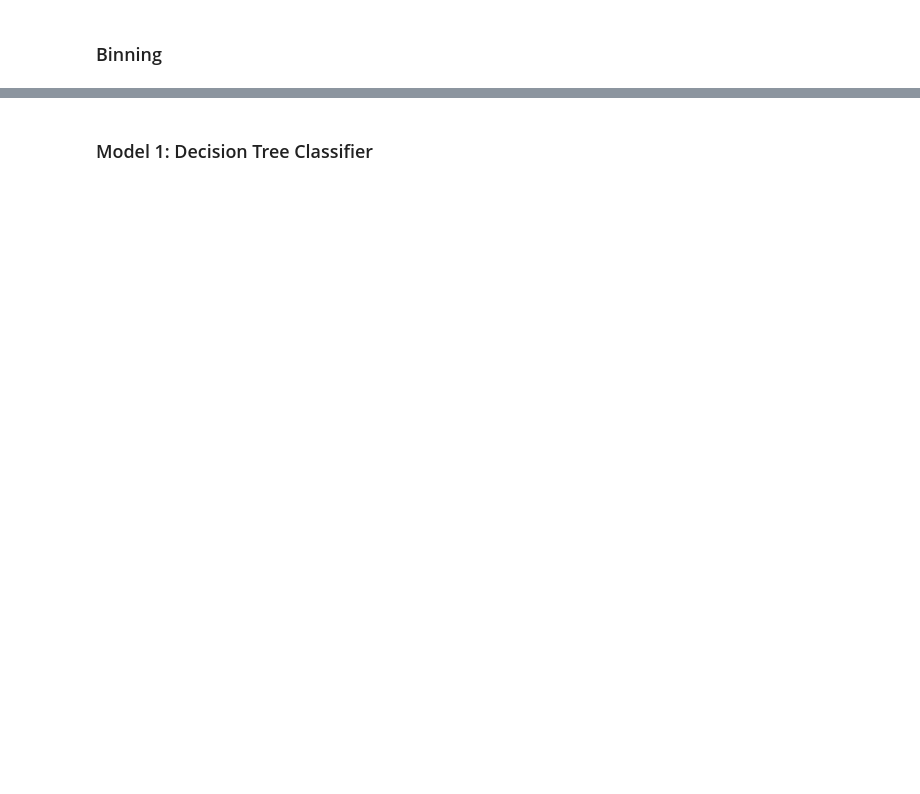
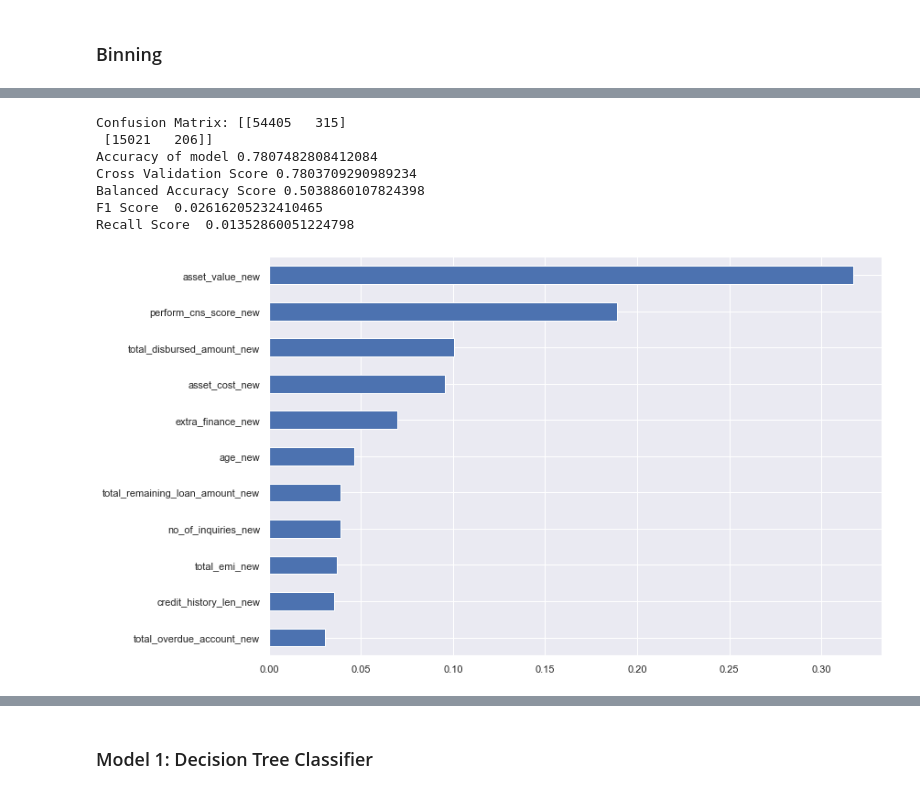
Before and after one commit to vklohiya/random-notebooks, a Jupyter notebook: IDS/EMI-Prediction.ipynb, the cells around one changed output, grey strips where cells are left out. Saved outputs shown, nothing was run; the diff lists cells and outputs as text; code cells hidden in the pictures; blank space fills up the shorter version.

```diff
--- a/IDS/EMI-Prediction.ipynb
+++ b/IDS/EMI-Prediction.ipynb
@@ -647,0 +668,12 @@ bin_df = bin_df.drop(columns, axis=1)
+# %%
+features_to_be_removed = ["delinquent_accts_in_last_six_months_new", "e_type_salaried", "e_type_self", "total_active_loan_accounts_new", "e_type_miss","No_History", "Very_Low", "Not_Scored", "Very_High","asset_cost_bins_2","asset_cost_bins_0","asset_cost_bins_1", "asset_cost_bins_3", "credit_history_len_bins_0", "credit_history_len_bins_1", "credit_history_len_bins_2", "perform_cnc_score_bins_0", "perform_cnc_score_bins_1","perform_cnc_score_bins_2", "perform_cnc_score_bins_3", "perform_cnc_score_bins_4", "age_bins_0", "age_bins_1", "age_bins_2","asset_value_bins_0","asset_value_bins_1", "asset_value_bins_2" ]
+predict_accuracy_by_feature_elimination(bin_train, features_to_be_removed, model="Decision Tree", show_visual=True)
+# %% [output]
+Confusion Matrix: [[54405   315]
+ [15021   206]]
+Accuracy of model 0.7807482808412084
+Cross Validation Score 0.7803709290989234
+Balanced Accuracy Score 0.5038860107824398
+F1 Score  0.02616205232410465
+Recall Score  0.01352860051224798
+[figure, added]
```
Also changed, not shown: parts of 72 cells of this notebook.
